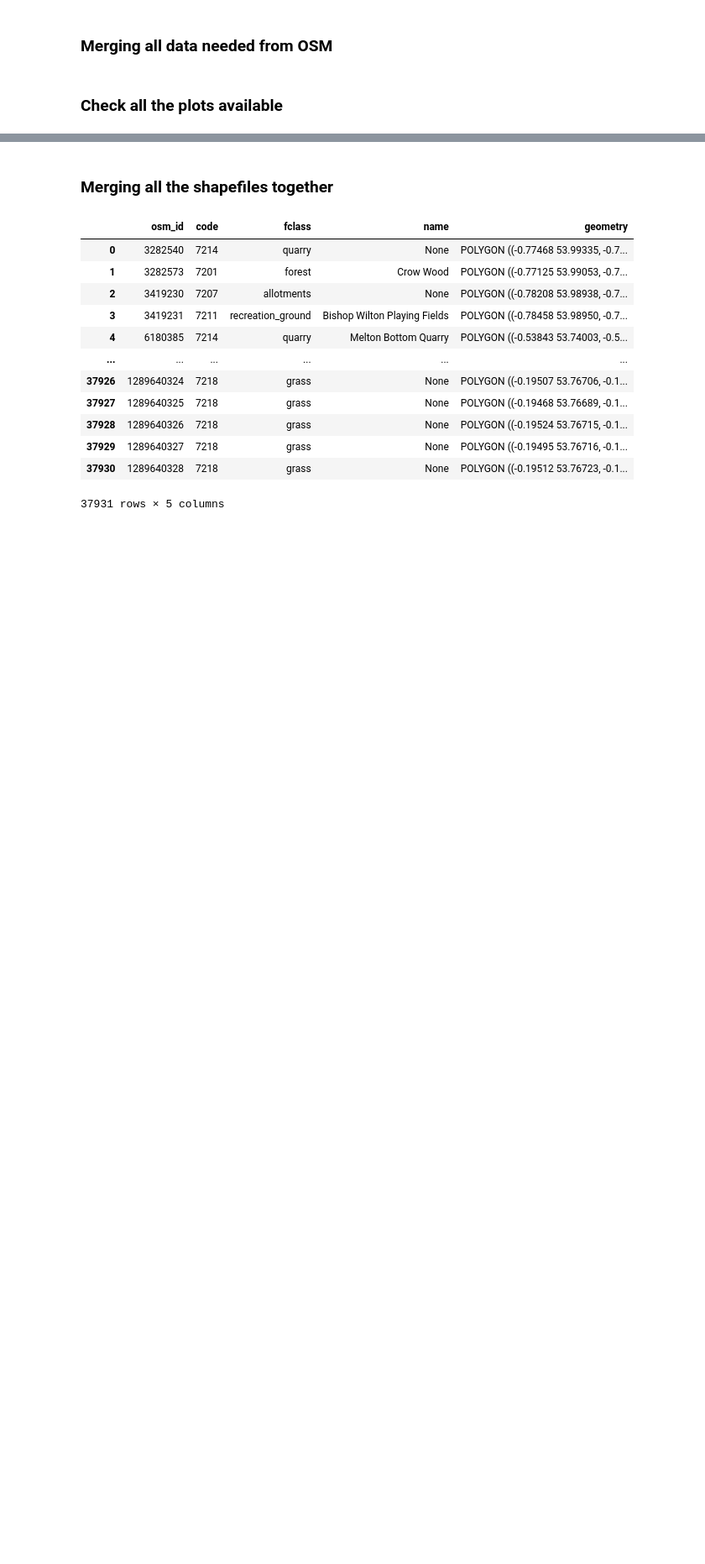
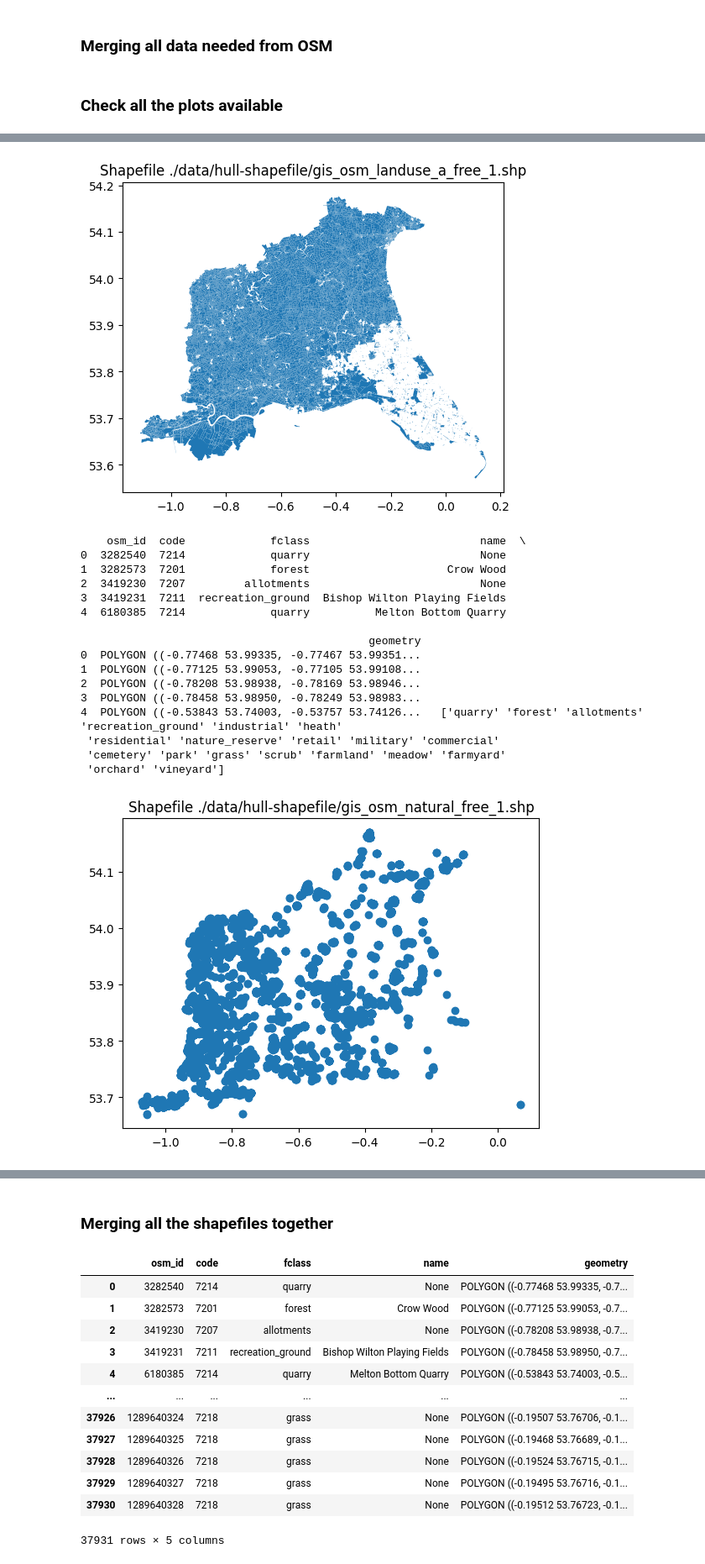
Before and after one commit to Demmynile/crime-prediction, a Jupyter notebook: Crime-Prediction.ipynb, the cells around one changed output, grey strips where cells are left out. Shown at 84% size. Drawn from its saved outputs; the diff is of its cells as text; code cells hidden in the pictures; blank space fills up the shorter version.

```diff
--- a/Crime-Prediction.ipynb
+++ b/Crime-Prediction.ipynb
@@ -263,27 +805,3 @@ osm_poi
 ### Check all the plots available
 # %%
 import glob
-# %%
-# Define the folder containing the shapefiles
-folder_path = './data/hull-shapefile'
-
-# Find all shapefiles in the folder
-shapefiles = glob.glob(os.path.join(folder_path, '*.shp'))
-
-# Load each shapefile into a GeoDataFrame and check for empty geometries
-gdfs = []
-for shp in shapefiles:
-    gdf = gpd.read_file(shp)
-    if not gdf.empty and gdf.geometry.notnull().all():
-        gdfs.append(gdf)
-
-# Ensure all GeoDataFrames have the same CRS
-if gdfs:
-    common_crs = gdfs[0].crs
-    gdfs = [gdf.to_crs(common_crs) for gdf in gdfs]
-
-    # Visualize the geometries
-    for i, gdf in enumerate(gdfs):
-        gdf.plot()
-        plt.title(f'Shapefile {i}')
-        plt.show()
@@ -303,0 +808,31 @@ if gdfs:
+# %%
+###  testing code !!!!!!!!!
+folder_path = './data/hull-shapefile'
+
+# Find all shapefiles in the folder
+shapefiles = glob.glob(os.path.join(folder_path, '*.shp'))
+for shp in shapefiles:
+    gdf = gpd.read_file(shp)
+    gdf.plot()
+    plt.title(f'Shapefile {shp}')
+    plt.show()
+    print(gdf.head(), gdf.fclass.unique())
+# %% [output]
+[figure, added]
+    osm_id  code             fclass                          name  \
+0  3282540  7214             quarry                          None
+1  3282573  7201             forest                     Crow Wood
+2  3419230  7207         allotments                          None
+3  3419231  7211  recreation_ground  Bishop Wilton Playing Fields
+4  6180385  7214             quarry          Melton Bottom Quarry
+
+                                            geometry
+0  POLYGON ((-0.77468 53.99335, -0.77467 53.99351...
+1  POLYGON ((-0.77125 53.99053, -0.77105 53.99108...
+2  POLYGON ((-0.78208 53.98938, -0.78169 53.98946...
+3  POLYGON ((-0.78458 53.98950, -0.78249 53.98983...
+4  POLYGON ((-0.53843 53.74003, -0.53757 53.74126...   ['quarry' 'forest' 'allotments' 'recreation_ground' 'industrial' 'heath'
+ 'residential' 'nature_reserve' 'retail' 'military' 'commercial'
+ 'cemetery' 'park' 'grass' 'scrub' 'farmland' 'meadow' 'farmyard'
+ 'orchard' 'vineyard']
+[figure, added]
```
Also changed, not shown: parts of 122 cells of this notebook, 2 other files.
